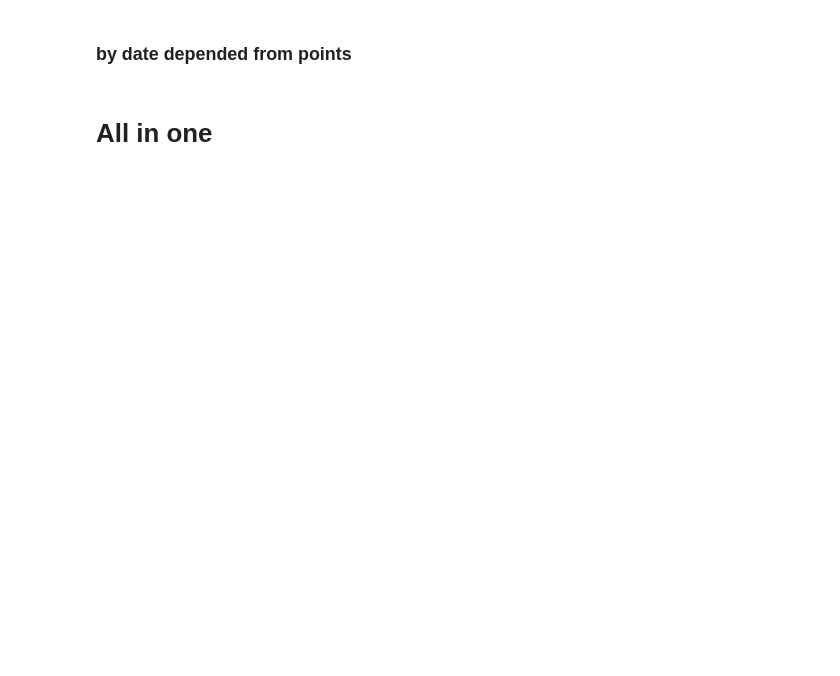
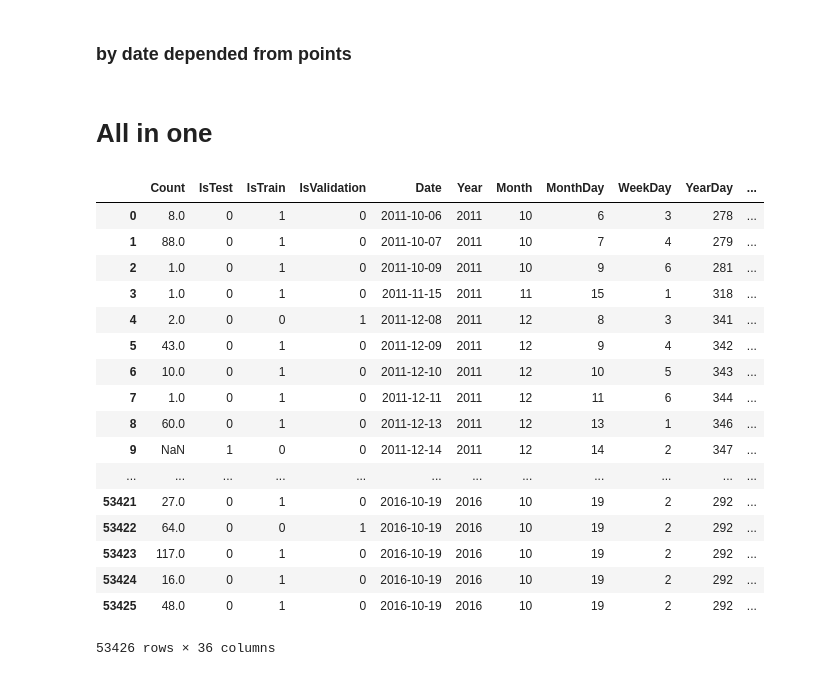
Before and after one commit to laol777/dodo, a Jupyter notebook: tranform_data.ipynb, the cells around one changed output. Cells and saved outputs as stored; diff of their text form; code cells hidden in the pictures; blank space fills up the shorter version.

```diff
--- a/tranform_data.ipynb
+++ b/tranform_data.ipynb
@@ -230,0 +247,21 @@ data.to_csv('data_transform/all.csv', index=None)
+# %%
+data
+# %% [output]
+|  | Count | IsTest | IsTrain | IsValidation | Date | Year | Month | MonthDay | WeekDay | YearDay | ... |
+| 0 | 8.0 | 0 | 1 | 0 | 2011-10-06 | 2011 | 10 | 6 | 3 | 278 | ... |
+| 1 | 88.0 | 0 | 1 | 0 | 2011-10-07 | 2011 | 10 | 7 | 4 | 279 | ... |
+| 2 | 1.0 | 0 | 1 | 0 | 2011-10-09 | 2011 | 10 | 9 | 6 | 281 | ... |
+| 3 | 1.0 | 0 | 1 | 0 | 2011-11-15 | 2011 | 11 | 15 | 1 | 318 | ... |
+| 4 | 2.0 | 0 | 0 | 1 | 2011-12-08 | 2011 | 12 | 8 | 3 | 341 | ... |
+| 5 | 43.0 | 0 | 1 | 0 | 2011-12-09 | 2011 | 12 | 9 | 4 | 342 | ... |
+| 6 | 10.0 | 0 | 1 | 0 | 2011-12-10 | 2011 | 12 | 10 | 5 | 343 | ... |
+| 7 | 1.0 | 0 | 1 | 0 | 2011-12-11 | 2011 | 12 | 11 | 6 | 344 | ... |
+| 8 | 60.0 | 0 | 1 | 0 | 2011-12-13 | 2011 | 12 | 13 | 1 | 346 | ... |
+| 9 | NaN | 1 | 0 | 0 | 2011-12-14 | 2011 | 12 | 14 | 2 | 347 | ... |
+| ... | ... | ... | ... | ... | ... | ... | ... | ... | ... | ... | ... |
+| 53421 | 27.0 | 0 | 1 | 0 | 2016-10-19 | 2016 | 10 | 19 | 2 | 292 | ... |
+| 53422 | 64.0 | 0 | 0 | 1 | 2016-10-19 | 2016 | 10 | 19 | 2 | 292 | ... |
+| 53423 | 117.0 | 0 | 1 | 0 | 2016-10-19 | 2016 | 10 | 19 | 2 | 292 | ... |
+| 53424 | 16.0 | 0 | 1 | 0 | 2016-10-19 | 2016 | 10 | 19 | 2 | 292 | ... |
+| 53425 | 48.0 | 0 | 1 | 0 | 2016-10-19 | 2016 | 10 | 19 | 2 | 292 | ... |
+53426 rows × 36 columns
```
Also changed, not shown: parts of 6 cells of this notebook, 5 other files.
